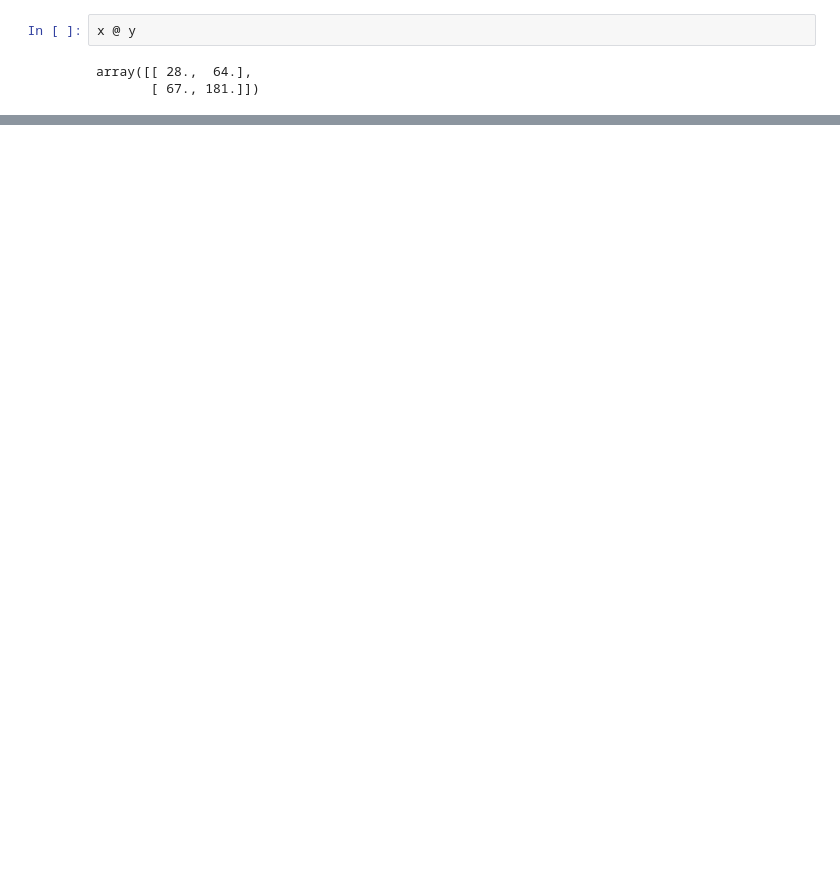
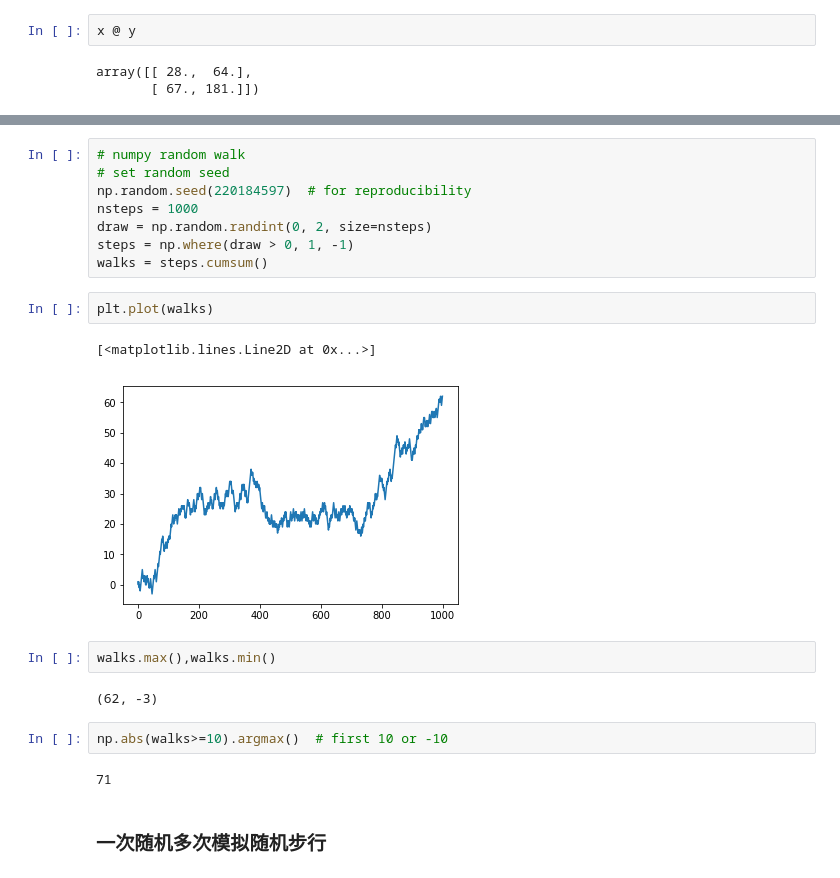
Before and after one commit to JerryQiang/series, a Jupyter notebook: data_analysis/chp4_numpy_basics.ipynb, the cells around one changed output, grey strips where cells are left out. Saved outputs shown, nothing was run; the diff lists cells and outputs as text; blank space fills up the shorter version.

```diff
--- a/data_analysis/chp4_numpy_basics.ipynb
+++ b/data_analysis/chp4_numpy_basics.ipynb
@@ -1109,0 +2194,23 @@ array([[-0.20472197, -0.03407671, -0.24781626, ...,  0.22195392,
+# %%
+# numpy random walk
+# set random seed
+np.random.seed(220184597)  # for reproducibility
+nsteps = 1000
+draw = np.random.randint(0, 2, size=nsteps)
+steps = np.where(draw > 0, 1, -1)
+walks = steps.cumsum()
+# %%
+plt.plot(walks)
+# %% [output]
+[<matplotlib.lines.Line2D at 0x...>]
+[figure, added]
+# %%
+walks.max(),walks.min()
+# %% [output]
+(62, -3)
+# %%
+np.abs(walks>=10).argmax()  # first 10 or -10
+# %% [output]
+71
+# %% [markdown]
+### 一次随机多次模拟随机步行
```
Also changed, not shown: parts of 529 cells of this notebook, 24 other files.
